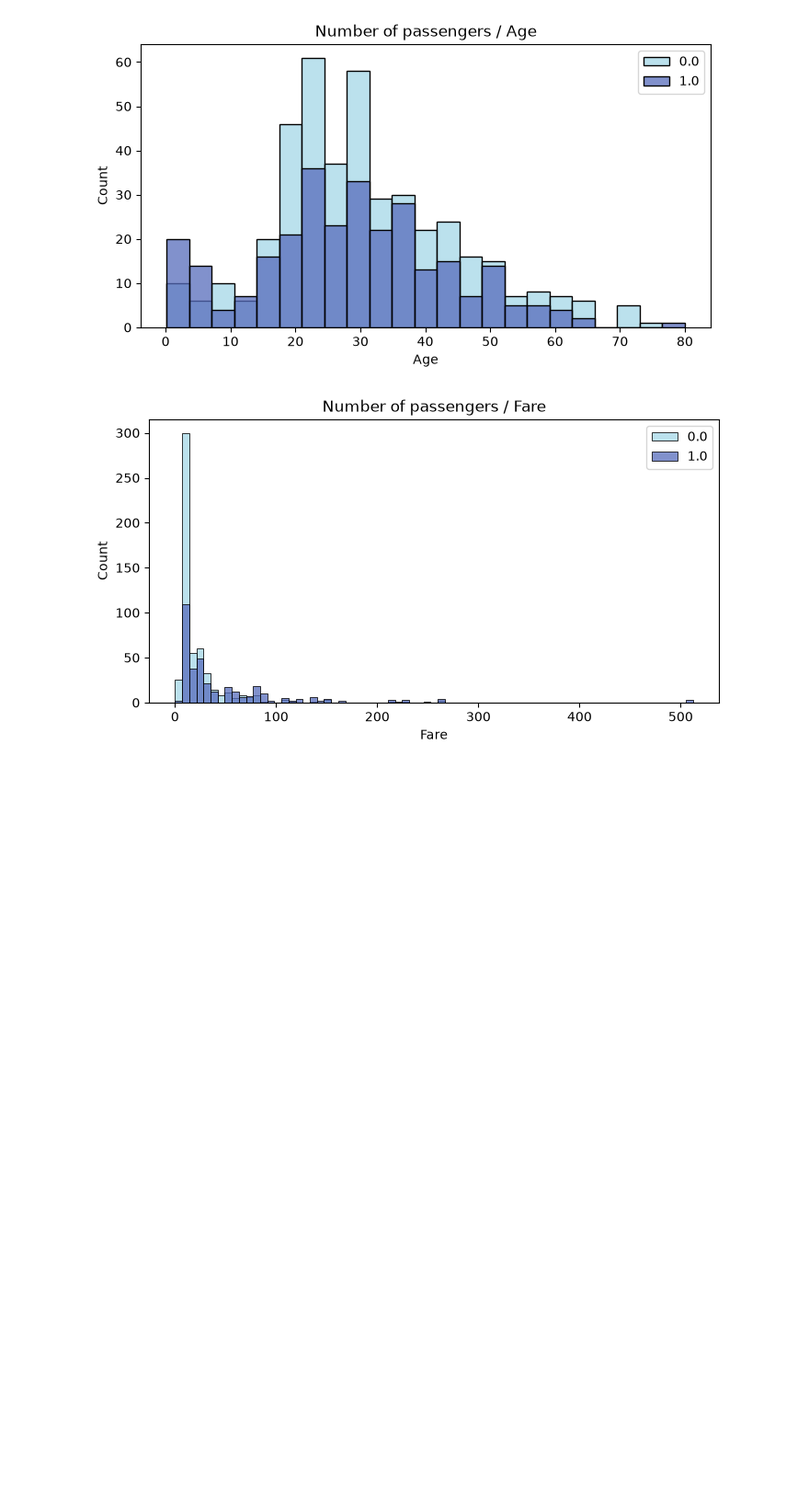
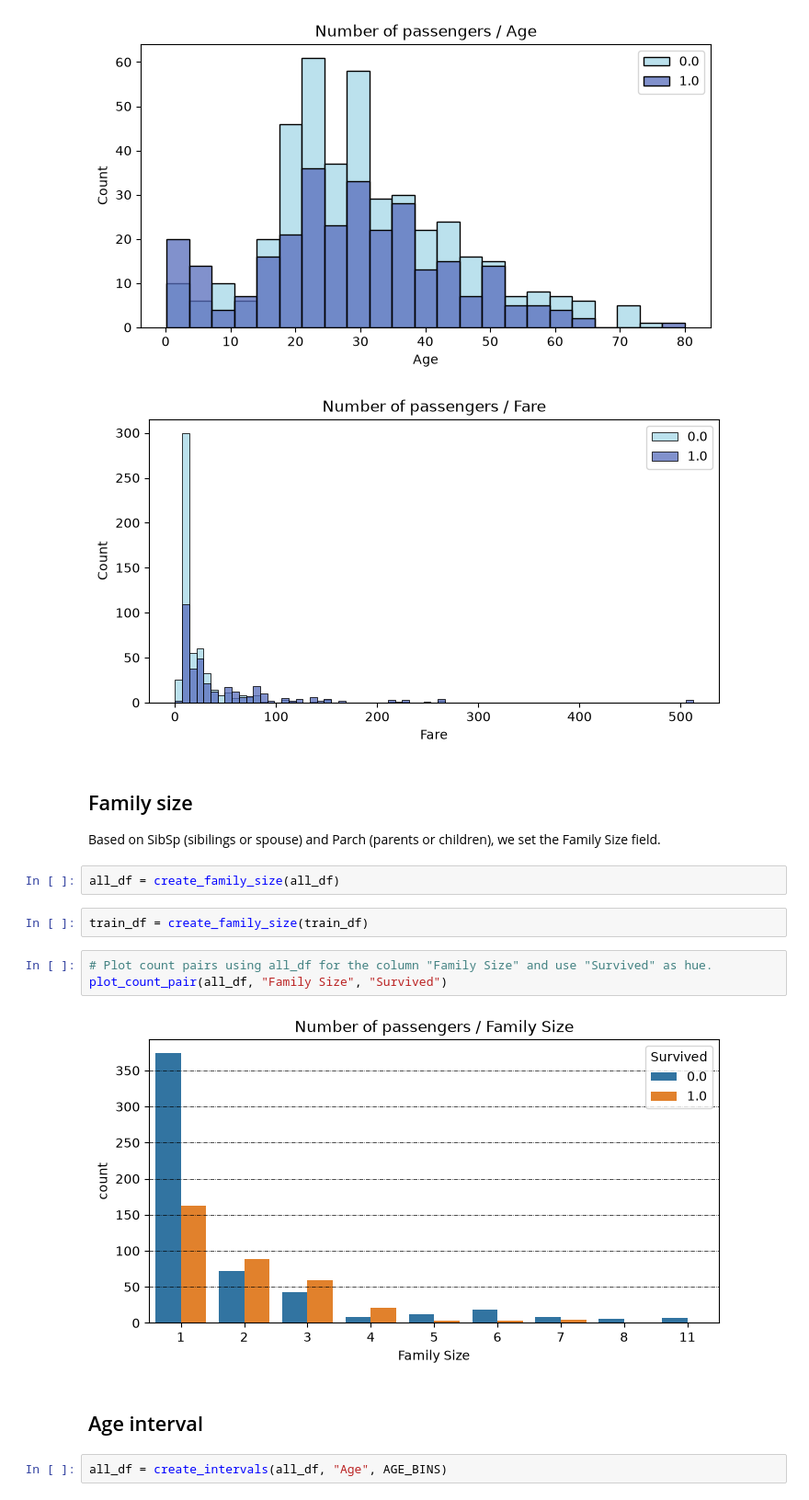
Before and after one commit to hiroh-git/fds-ps1-ex4-nb-to-repo-b2, a Jupyter notebook: notebooks/titanic_analysis.ipynb, the cells around one changed output. Shown at 92% size. Saved outputs shown, nothing was run; the diff lists cells and outputs as text; blank space fills up the shorter version.

```diff
--- a/notebooks/titanic_analysis.ipynb
+++ b/notebooks/titanic_analysis.ipynb
@@ -204,3 +221,21 @@ for col in ["Age", "Fare"]:
 # %% [output]
 [figure]
 [figure]
+# %% [markdown]
+## Family size
+
+
+Based on SibSp (sibilings or spouse) and Parch (parents or children), we set the Family Size field.
+# %%
+all_df = create_family_size(all_df)
+# %%
+train_df = create_family_size(train_df)
+# %%
+# Plot count pairs using all_df for the column "Family Size" and use "Survived" as hue.
+plot_count_pair(all_df, "Family Size", "Survived")
+# %% [output]
+[figure, added]
+# %% [markdown]
+## Age interval
+# %%
+all_df = create_intervals(all_df, "Age", AGE_BINS)
```
Also changed, not shown: parts of 30 cells of this notebook, 7 other files.
